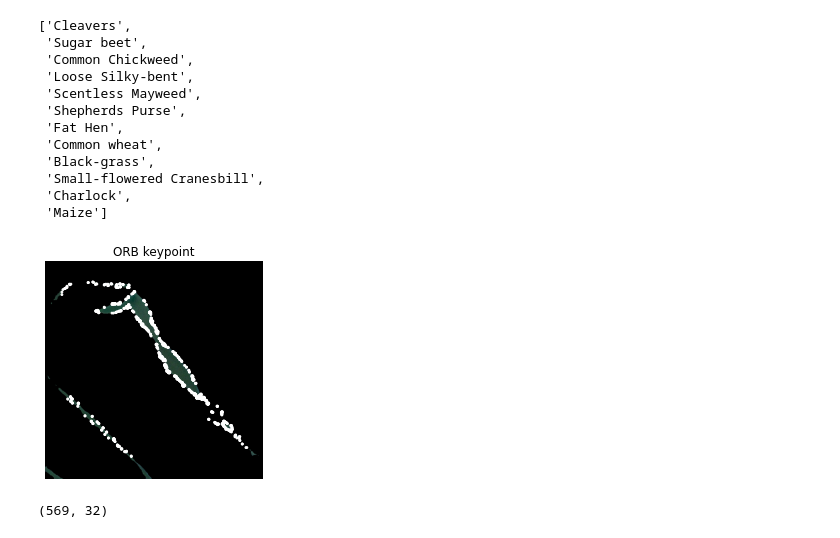
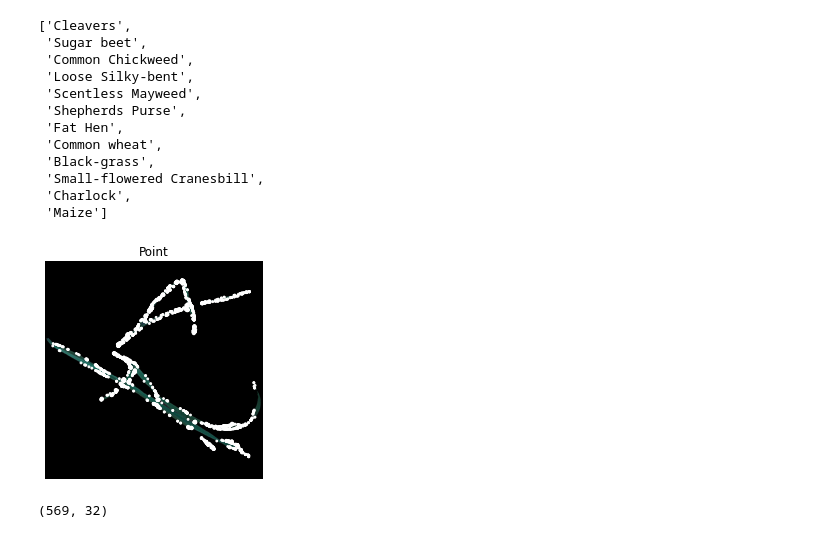
Before and after one commit to dwsmart32/DL_Model_collect, a Jupyter notebook: Plant_Seeding/data_analysis.ipynb, the cells around one changed output. Drawn from its saved outputs; the diff is of its cells as text; code cells hidden in the pictures.

```diff
--- a/Plant_Seeding/data_analysis.ipynb
+++ b/Plant_Seeding/data_analysis.ipynb
@@ -256,7 +256,7 @@ def ORB(img, default):
 
 
     plt.imshow(img, cmap='gray')
-    plt.title("ORB keypoint")
+    plt.title("Point")
     plt.axis("off")
     plt.scatter(pts_x, pts_y, s=pts_s, c="w")
     plt.show()
@@ -310,11 +310,12 @@ for cl_name in listdir:
  'Charlock',
  'Maize']
 # %%
+img = cv2.imread('./Deep_Learning/plant-seedlings-classification/train/Black-grass/429a48df1.png',cv2.IMREAD_COLOR)
 img = delete_Background(img)
 
 kps, des = ORB(img, 1)
 # %% [output]
-[figure, old version]
+[figure, new version]
 # %%
 des.shape
 # %% [output]
```
Also changed, not shown: parts of 9 cells of this notebook, 16 other files.
